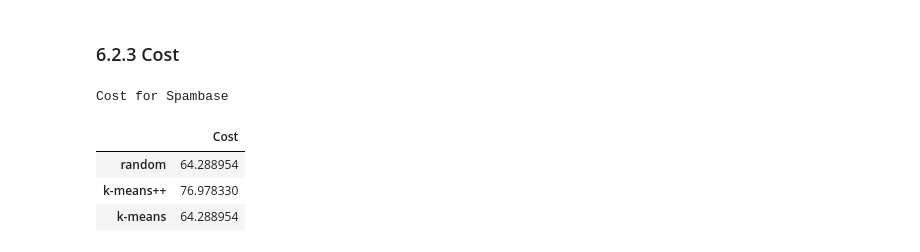
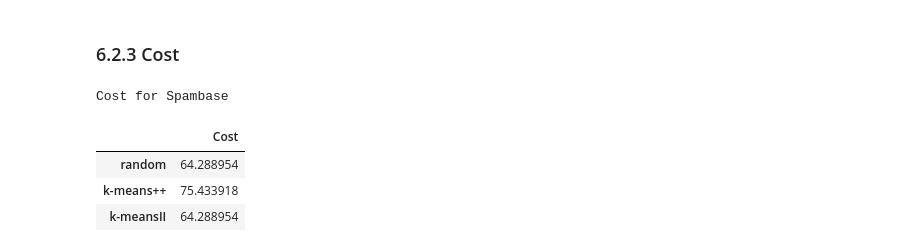
Before and after one commit to yumegaaru/Scalable_Kmeans, a Jupyter notebook: Kmeans.ipynb, the cells around one changed output. Saved outputs shown, nothing was run; the diff lists cells and outputs as text; code cells hidden in the pictures.

```diff
--- a/Kmeans.ipynb
+++ b/Kmeans.ipynb
@@ -466,7 +804,7 @@ def navie_result(data, k, l):
     return {"Initial_centroid":initial_centroid, "label":label, "Final_centroidtroid" :final_centroid }
 # %%
 k = 10
-n = 10000
+n = 1000
 feature_n = 15
 var = 10
 l = 10
@@ -556,3 +968,7 @@ spambase.head()
 | 3 | 0.00 | 0.00 | 0.00 | 0.0 | 0.63 | 0.00 | 0.31 | 0.63 | 0.31 | 0.63 | ... | ... |
 | 4 | 0.00 | 0.00 | 0.00 | 0.0 | 0.63 | 0.00 | 0.31 | 0.63 | 0.31 | 0.63 | ... | ... |
 5 rows × 58 columns
+# %%
+spambase = np.array(spambase)
+# %%
+dict3 = navie_result(spambase, k, l)
@@ -574,4 +989,0 @@ plt.show()
-# %%
-spambase = np.asarray(spambase)
-df_spambase = time_compare(spambase, k, l)
-df_spambase
@@ -591,16 +1001,16 @@ pass
 ### 6.2.3 Cost
 # %%
 print("Cost for Spambase")
-random = Cost(spambase, dict2["Final_centroidtroid"][:,:,1])
-kmeans_pp_cost = Cost(spambase, dict2["Final_centroidtroid"][:,:,2])
-kmeans_II_cost = Cost(spambase, dict2["Final_centroidtroid"][:,:,3])
+random = Cost(spambase, dict3["Final_centroidtroid"][:,:,1])
+kmeans_pp_cost = Cost(spambase, dict3["Final_centroidtroid"][:,:,2])
+kmeans_II_cost = Cost(spambase, dict3["Final_centroidtroid"][:,:,3])
 
 pd.DataFrame([[random],[kmeans_pp_cost],
-                        [kmeans_II_cost]], index = ["random","k-means++", "k-means"],
+                        [kmeans_II_cost]], index = ["random","k-means++", "k-meansII"],
                         columns = ["Cost"])
 # %% [output]
 Cost for Spambase
 |  | Cost |
 | random | 64.288954 |
-| k-means++ | 76.978330 |
-| k-means | 64.288954 |
+| k-means++ | 75.433918 |
+| k-meansII | 64.288954 |
```
Also changed, not shown: parts of 42 cells of this notebook, 1 other file.
